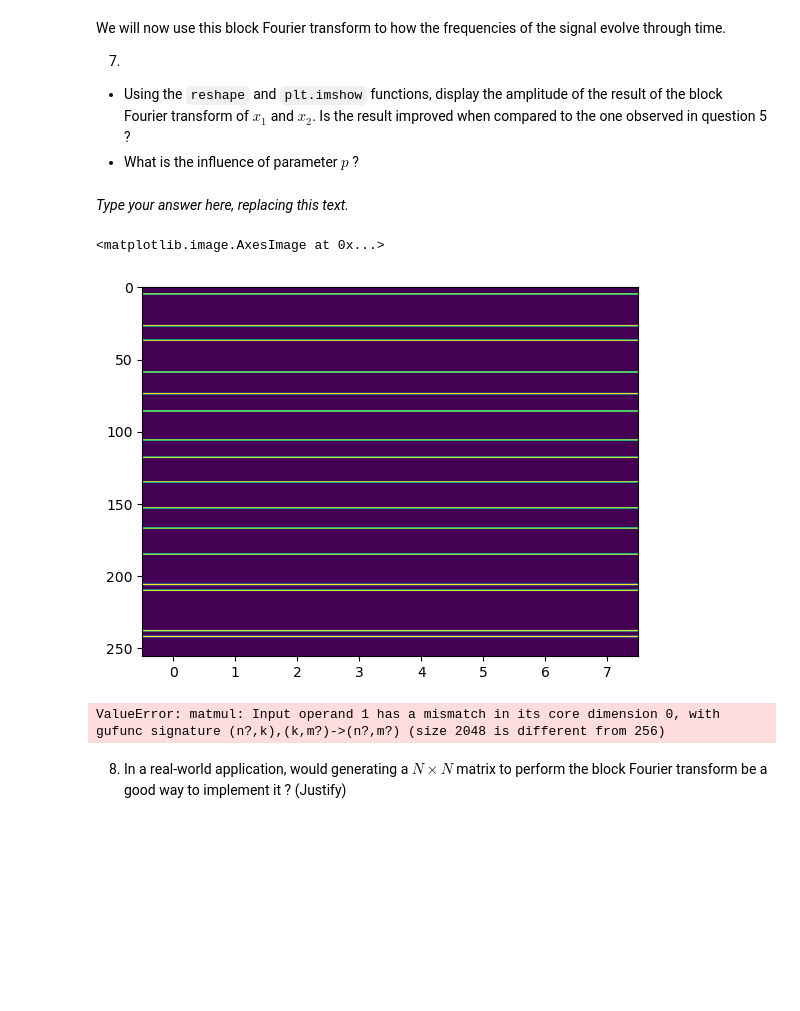
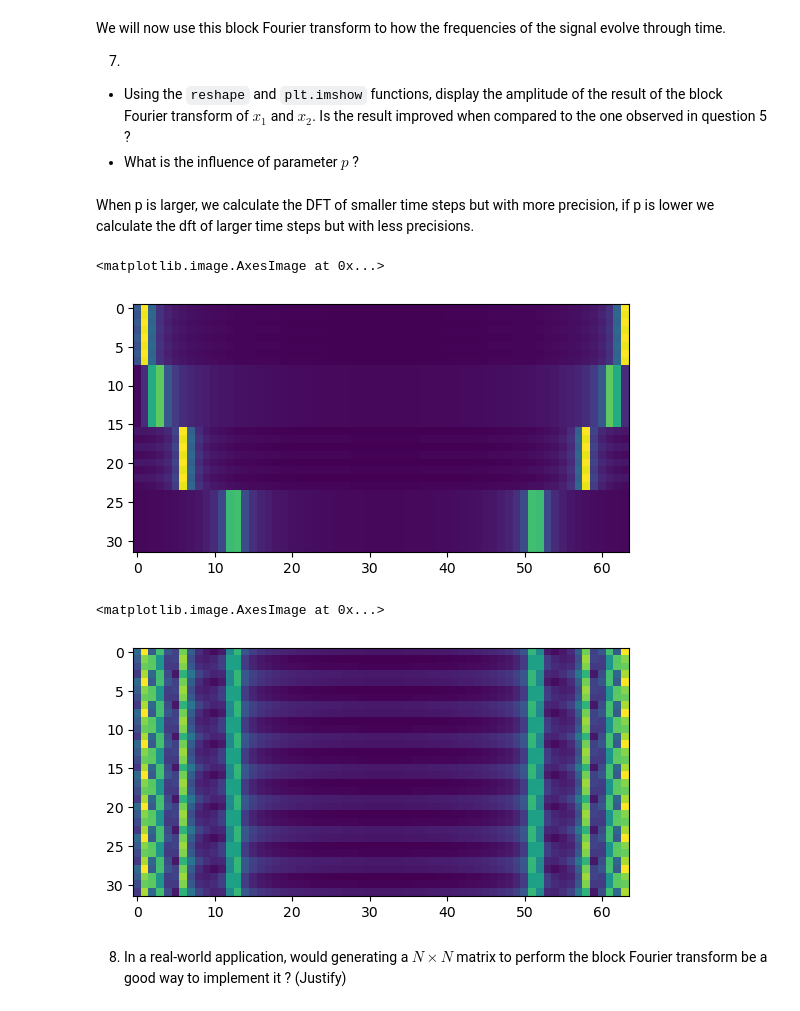
Before and after one commit to mike6942069420/matrix-analysis-2024, a Jupyter notebook: exercises/week2/Linear transforms.ipynb, the cells around one changed output. Saved outputs shown, nothing was run; the diff lists cells and outputs as text; code cells hidden in the pictures; blank space fills up the shorter version.

```diff
--- a/exercises/week2/Linear transforms.ipynb
+++ b/exercises/week2/Linear transforms.ipynb
@@ -234,33 +234,24 @@ We will now use this block Fourier transform to how the frequencies of the signa
 - Using the `reshape` and `plt.imshow` functions, display the amplitude of the result of the block Fourier transform of $x_1$ and $x_2$. Is the result improved when compared to the one observed in question 5 ?
 - What is the influence of parameter $p$ ?
 # %% [markdown]
-_Type your answer here, replacing this text._
+When p is larger, we calculate the DFT of smaller time steps but with more precision, if p is lower we calculate the dft of larger time steps but with less precisions.
 # %%
 # Compute the block DFT matrix Wb
-
-x1 = x1.reshape(Fs,8)
-x2 = x2.reshape(8*Fs,1)
-
-
-Wb = get_block_dft_matrix(Fs, int(Fs/8))
+N=8*Fs
+p=64
+Wb = get_block_dft_matrix(N, p)
 # %%
 # Plot the block DFT of x1
-F1b=Wb@x1
-#plt.figure(figsize=(10,5))
-plt.imshow(np.abs(F1b),aspect='auto')
+plt.imshow(np.reshape(np.abs(Wb@x1),(N//p,p)))
 # %% [output]
 <matplotlib.image.AxesImage at 0x...>
-[figure, old version]
+[figure, new version]
 # %%
 # Plot the block DFT of x2
-F2b=Wb@x2
-plt.figure(figsize=(10,5))
-plt.plot(np.abs(F2b))
-plt.title('Block DFT of x2')
-plt.xlabel('k')
-plt.ylabel('Amplitude')
+plt.imshow(np.reshape(np.abs(Wb@x2),(8*Fs//64,64)))
 # %% [output]
-ValueError: matmul: Input operand 1 has a mismatch in its core dimension 0, with gufunc signature (n?,k),(k,m?)->(n?,m?) (size 2048 is different from 256)
+<matplotlib.image.AxesImage at 0x...>
+[figure, added]
 # %% [markdown]
 <!-- END QUESTION -->
 
```
Also changed, not shown: parts of 15 cells of this notebook, 1 other file.
